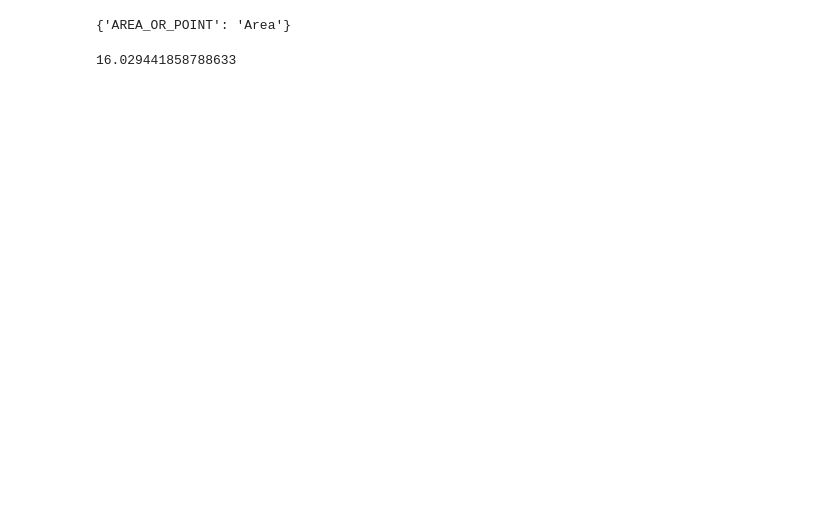
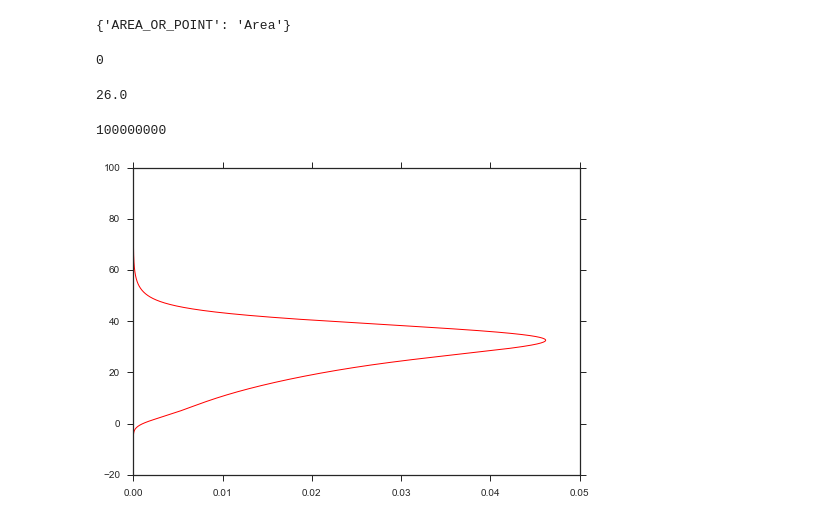
Before and after one commit to jessehahm/SlopeAreaAnalysis, a Jupyter notebook: SlopeAreaAnalysis.ipynb, the cells around one changed output. Cells and saved outputs as stored; diff of their text form; code cells hidden in the pictures; blank space fills up the shorter version.

```diff
--- a/SlopeAreaAnalysis.ipynb
+++ b/SlopeAreaAnalysis.ipynb
@@ -14,8 +16,8 @@ import pandas as pd
 # gdal2xyz input.tif -band 1 -band 2 -band 3 output.txt. This is a slow operation...
 # %%
 try:
-    #ds = gdal.Open('S:\JESSE\Slope Area Figs Data\Angelo_SR.tif')
-    ds = gdal.Open('S:\JESSE\GIS\DEM\Elev_FlowAccum_FlowLength_Watershed4.tif')
+    ds = gdal.Open('S:\\\\JESSE\\\\GIS\\\\AngeloSagehorn\\\\area_slope_shed.tif')
+#     ds = gdal.Open('S:\JESSE\GIS\DEM\Elev_FlowAccum_FlowLength_Watershed4.tif')
 except RuntimeError, e:
     print 'Unable to open .tif'
     print e
@@ -61,9 +67,18 @@ dryArea = array1[array3 == 4]
 # hankArea = hankArea + 1
 # dryArea = dryArea + 1
 # %%
-np.mean(drySlope)
+np.min(drySlope)
 # %% [output]
-16.029441858788633
+0
+# %%
+np.median(dryArea)
+# %% [output]
+26.0
+# %%
+2147483647
+100000000
+# %% [output]
+100000000
 # %%
 #GENERATE LOGARITHMIC BIN SPACING
 numBins = 21
@@ -113,3 +128,7 @@ hank_slope_density, hank_slope_value = kde_fit(hankSlope.astype(np.double))
 hank_area_density, hank_area_value = kde_fit(hankArea.astype(np.double))
 dry_slope_density, dry_slope_value = kde_fit(drySlope.astype(np.double))
 dry_area_density, dry_area_value = kde_fit(dryArea.astype(np.double))
+# %%
+plt.plot(elder_slope_density, elder_slope_value, lw=1, color='r');
+# %% [output]
+[figure, added]
```
Also changed, not shown: parts of 7 cells of this notebook, 1 other file.
